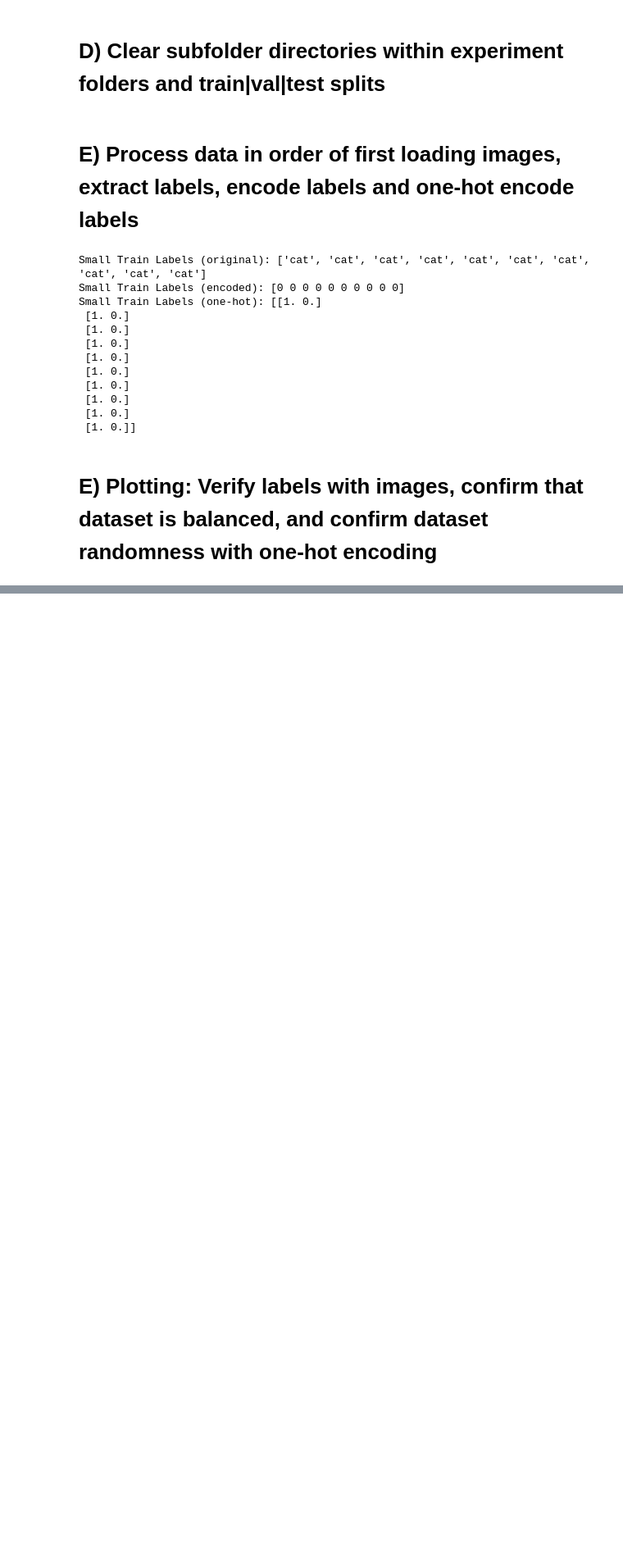
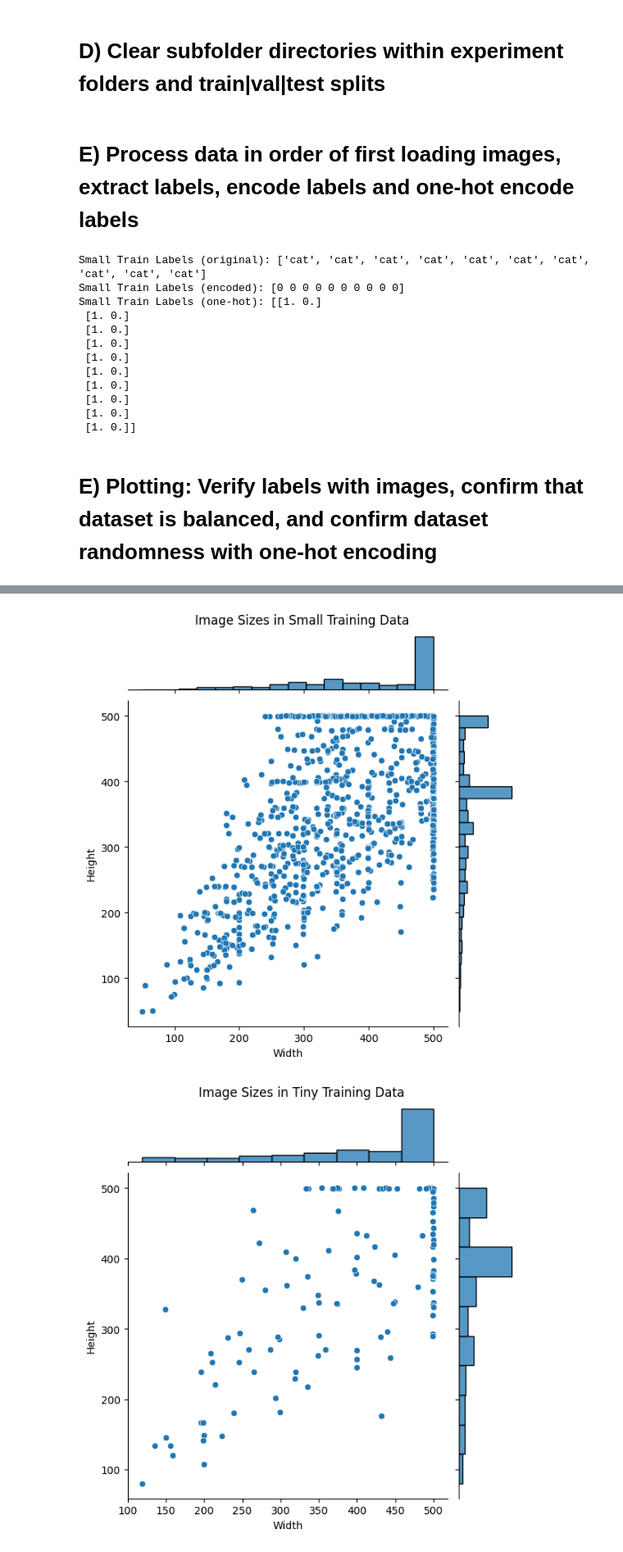
Before and after one commit to KevinKinnunen/AI-Kevin-Kinnunen-OPA23, a Jupyter notebook: labs/lab2/lab.ipynb, the cells around one changed output, grey strips where cells are left out. Shown at 82% size. Drawn from its saved outputs; the diff is of its cells as text; code cells hidden in the pictures; blank space fills up the shorter version.

```diff
--- a/labs/lab2/lab.ipynb
+++ b/labs/lab2/lab.ipynb
@@ -137,10 +138,13 @@ tiny_val_dir = paths["experiment_tiny_val"] # tiny val images
 def load_images(image_dir):
     images = []
     for filename in os.listdir(image_dir):
-        # Load each image and append it to the list
+        # Load each image
         image_path = os.path.join(image_dir, filename)
-        image = plt.imread(image_path)
-        images.append(image)
+        try:
+            image = Image.open(image_path)
+            images.append(image)
+        except Exception as e:
+            print(f"Error loading image {filename}: {e}")
     return images
 
 # Function to extract labels from images
@@ -274,0 +281,31 @@ plt.show()
+# %%
+def get_image_sizes_from_loaded_data(loaded_images):
+    widths = []
+    heights = []
+    for img in loaded_images:
+        width, height = img.size
+        widths.append(width)
+        heights.append(height)
+    return widths, heights
+
+# Reuse small_train_data to extract widths and heights
+small_train_widths, small_train_heights = get_image_sizes_from_loaded_data(small_train_images)
+
+# Reuse tiny_train_data to extract widths and heights
+tiny_train_widths, tiny_train_heights = get_image_sizes_from_loaded_data(tiny_train_images)
+
+# Create DataFrames
+df_small_train = pd.DataFrame({'Width': small_train_widths, 'Height': small_train_heights})
+df_tiny_train = pd.DataFrame({'Width': tiny_train_widths, 'Height': tiny_train_heights})
+
+# Create jointplots
+joint_plot_small_train = sns.jointplot(x='Width', y='Height', data=df_small_train, kind='scatter')
+joint_plot_small_train.figure.suptitle('Image Sizes in Small Training Data', y=1.02)
+
+joint_plot_tiny_train = sns.jointplot(x='Width', y='Height', data=df_tiny_train, kind='scatter')
+joint_plot_tiny_train.figure.suptitle('Image Sizes in Tiny Training Data', y=1.02)
+
+plt.show()
+# %% [output]
+[figure, added]
+[figure, added]
```
Also changed, not shown: parts of 7 cells of this notebook.
